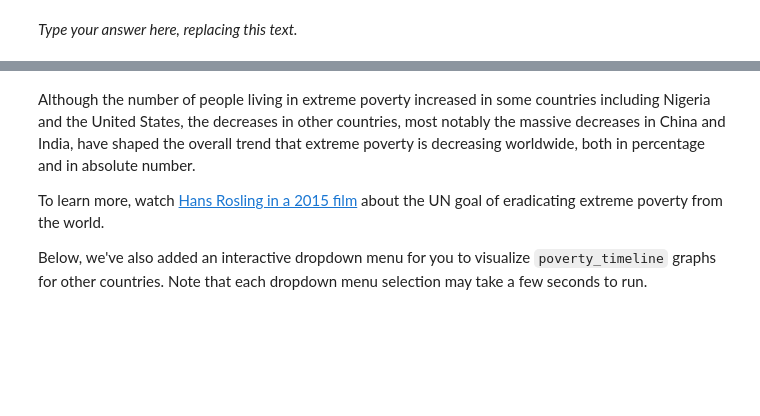
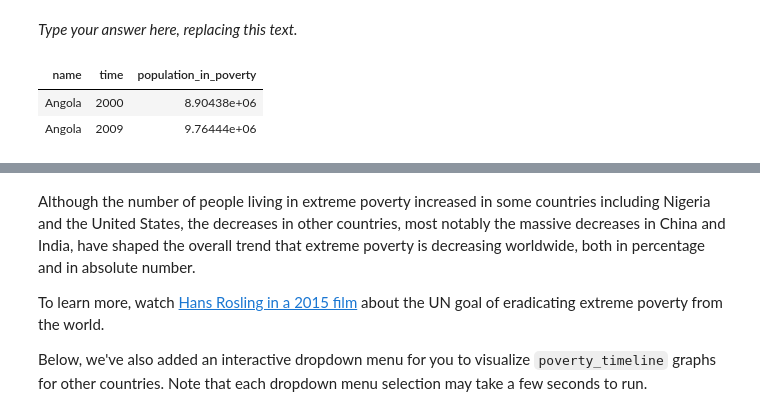
Before and after one commit to cblack-3/cblack-DA-Fall-Intro, a Jupyter notebook: Project 1/project1.ipynb, the cells around one changed output, grey strips where cells are left out. Cells and saved outputs as stored; diff of their text form; code cells hidden in the pictures; blank space fills up the shorter version.

```diff
--- a/Project 1/project1.ipynb
+++ b/Project 1/project1.ipynb
@@ -805,0 +805,19 @@ def poverty_timeline(country):
+# %%
+geo = poverty.join('geo', population)
+geo = geo.with_column('same_year', geo.column('time') == geo.column('time_2'))
+geo = geo.where('same_year', are.equal_to(True))
+
+geo = geo.join('geo', countries_2)
+geo = geo.with_column(
+    'population_in_poverty',
+    geo.column('population_total')
+    * (geo.column('extreme_poverty_percent_people_below_125_a_day') / 100)
+)
+geo = geo.select('name', 'time', 'population_in_poverty')
+
+selected_country = geo.where('name', are.equal_to('Angola'))
+selected_country
+# %% [output]
+| name | time | population_in_poverty |
+| Angola | 2000 | 8.90438e+06 |
+| Angola | 2009 | 9.76444e+06 |
```
Also changed, not shown: parts of 6 cells of this notebook.
